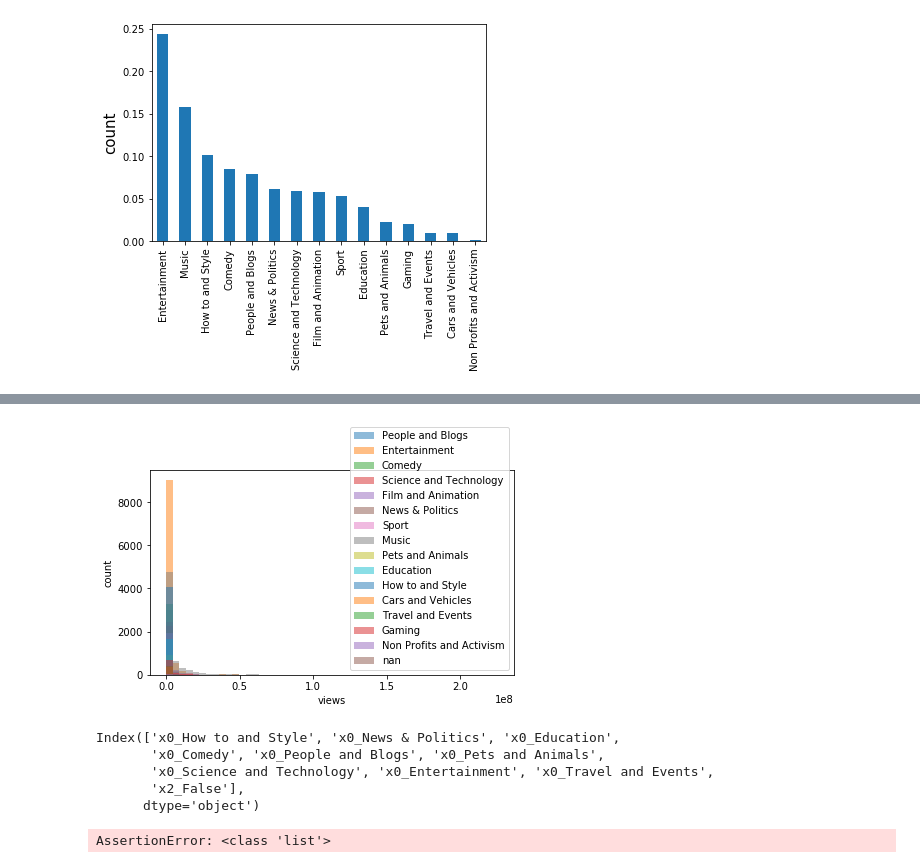
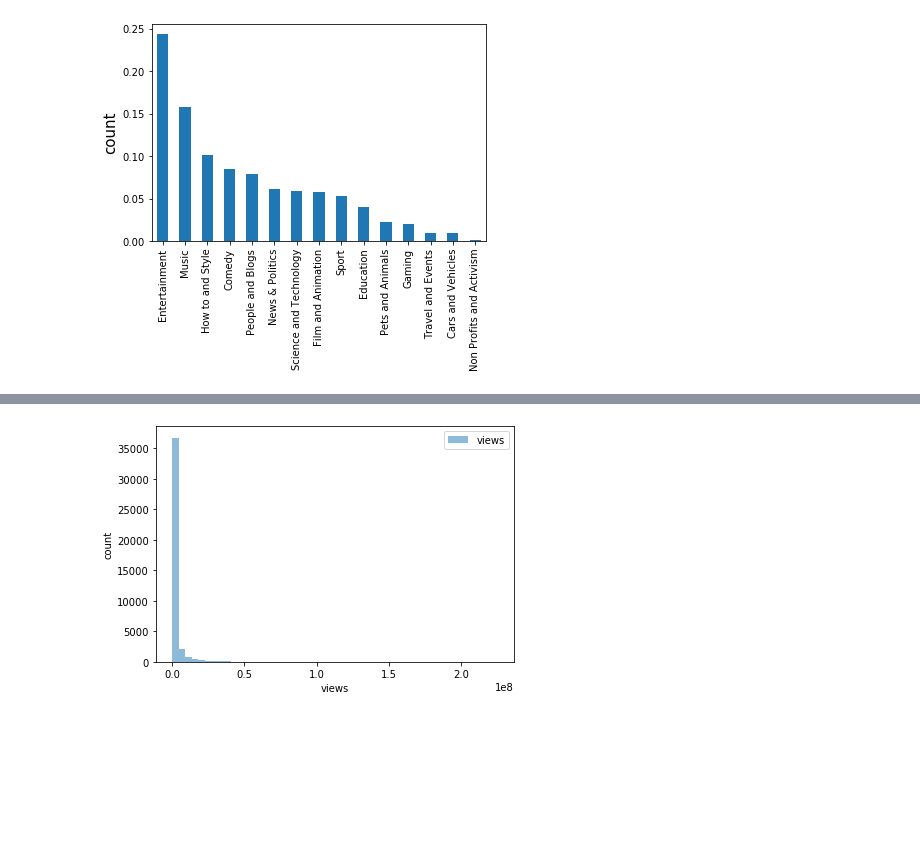
Before and after one commit to tongxinw/YouTube_video_analysis, a Jupyter notebook: process.ipynb, the cells around one changed output, grey strips where cells are left out. Drawn from its saved outputs; the diff is of its cells as text; code cells hidden in the pictures; blank space fills up the shorter version.

```diff
--- a/process.ipynb
+++ b/process.ipynb
@@ -96,0 +96,6 @@ df[df['views']==df['views'].max()]
+# %%
+df['like_rate'] =  df['likes'] / df['views'] * 100
+df['dislike_rate'] =  df['dislikes']/df['views'] * 100
+df['comment_rate'] =  df['comment_count'] /df['views'] * 100
+df['action_rate'] = (df['likes'] + df['dislikes'] + df['comment_count'])/df['views'] * 100
+df['view_log'] = np.log10(df['views'])
@@ -209,34 +233,13 @@ plt.show()
 # %%
 categories = df['category_name'].unique()
 bin_range = (df['views'].min(),df['views'].max())
 
-for c in categories:
-    plt.hist(df[df['category_name']==c]['views'],alpha=0.5,label=c,range=bin_range,bins=50)
+plt.hist(df['views'],alpha=0.5,range=bin_range,bins=50, label = 'views')
 plt.legend()
 plt.ylabel('count')
 plt.xlabel('views')
 plt.tight_layout()
 # plt.savefig('figures/histo.png',dpi=300)
 plt.show()
 # %% [output]
-[figure, old version]
+[figure, new version]
-# %%
-corrmat = df_preprocessed.corr()
-
-# all_cols = corrmat.sort_values('SalePrice')['SalePrice'].sort_values()
-all_cols = corrmat.sort_values('views')['views'].index
-cols = all_cols[:10]
-
-cols
-# %% [output]
-Index(['x0_How to and Style', 'x0_News & Politics', 'x0_Education',
-       'x0_Comedy', 'x0_People and Blogs', 'x0_Pets and Animals',
-       'x0_Science and Technology', 'x0_Entertainment', 'x0_Travel and Events',
-       'x2_False'],
-      dtype='object')
-# %%
-df['like_rate'] =  df['likes'] / df['views'] * 100
-df['dislike_rate'] =  df['dislikes']/df['views'] * 100
-# df['comment_rate'] =  df['comment_count'] /['views'] * 100
-# %% [output]
-AssertionError: <class 'list'>
```
Also changed, not shown: parts of 14 cells of this notebook.
